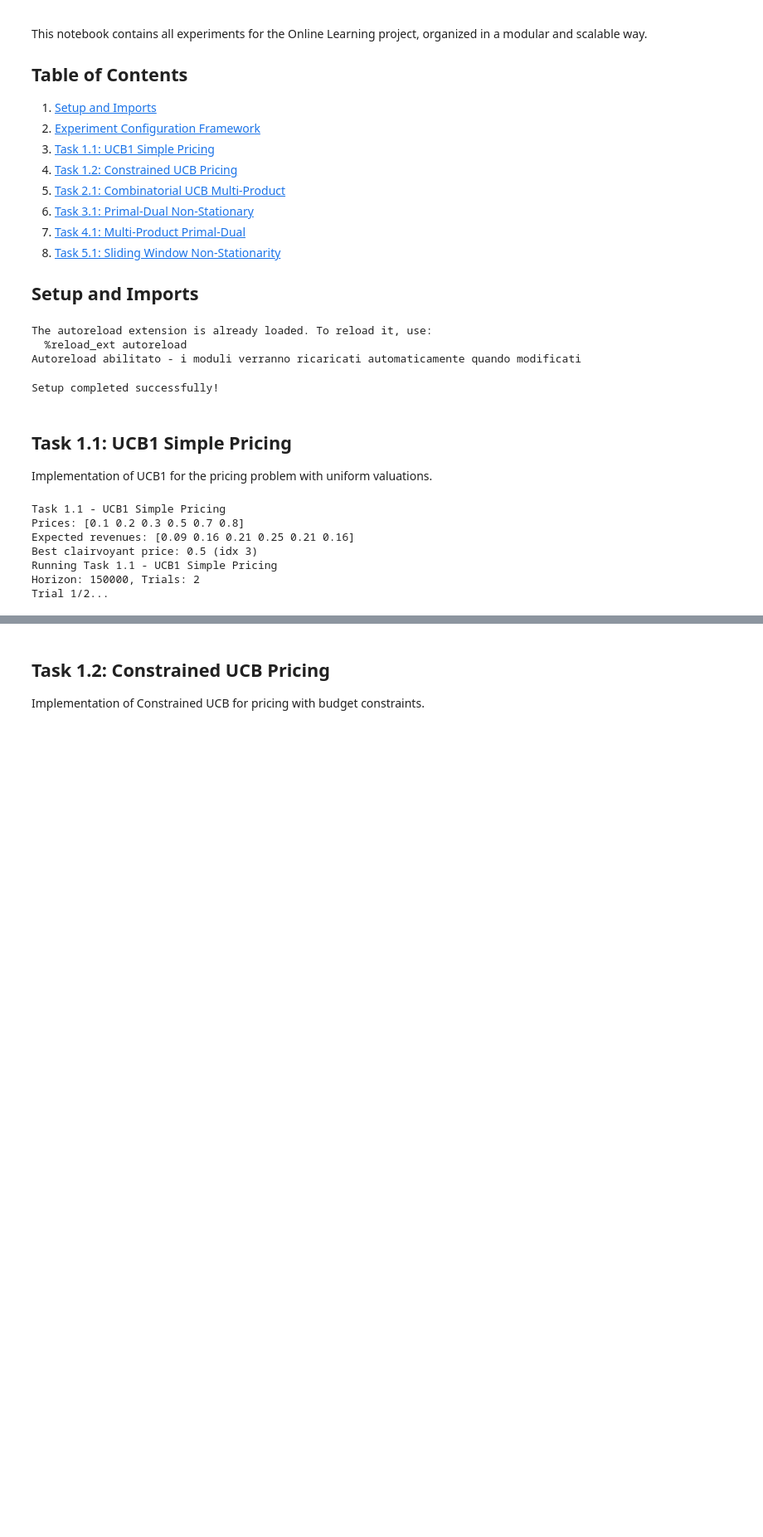
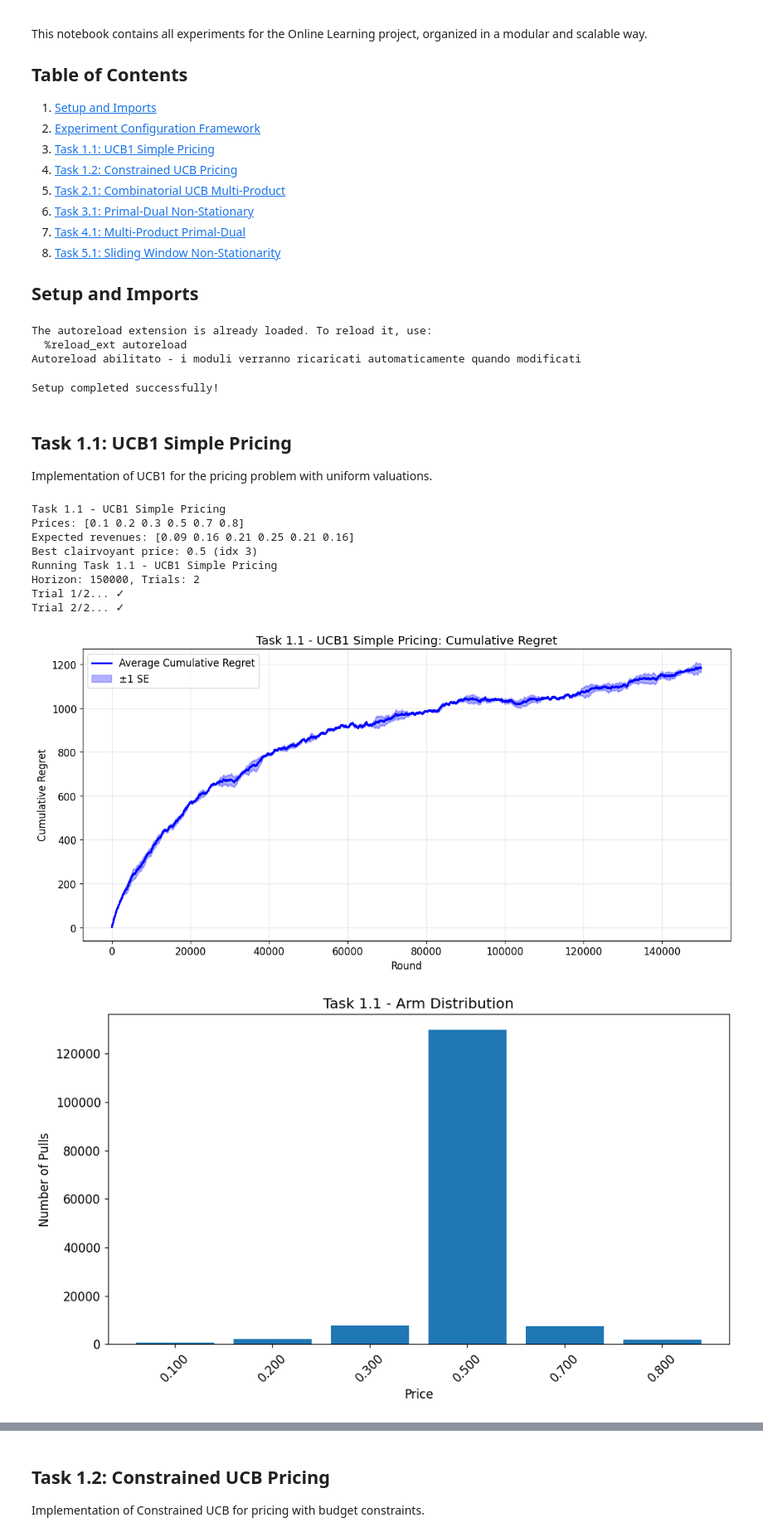
Before and after one commit to aceci0127/Online-Learning-Application-Group-Project, a Jupyter notebook: notebook.ipynb, the cells around one changed output, grey strips where cells are left out. Shown at 83% size. Cells and saved outputs as stored; diff of their text form; code cells hidden in the pictures; blank space fills up the shorter version.

```diff
--- a/notebook.ipynb
+++ b/notebook.ipynb
@@ -74,47 +74,50 @@ class Task1_1_Runner(StandardExperimentRunner):
     def extract_metrics(self, result) -> tuple[float, float]:
         return float(result), 1.0
 
-prices = create_simple_prices()
+price_grid = create_simple_prices()
 config = ExperimentConfig(
     task_name="Task 1.1 - UCB1 Simple Pricing",
     horizon=150_000,
     n_trials=2,
     seed=18,
-    prices=prices
+    prices=price_grid
 )
 
 print(f"Task 1.1 - UCB1 Simple Pricing")
-print(f"Prices: {prices}")
+print(f"Prices: {price_grid}")
 
-expected_revenues = prices * (1 - prices)
+expected_revenues = price_grid * (1 - price_grid)
 best_idx = np.argmax(expected_revenues)
-best_price = prices[best_idx]
+best_price = price_grid[best_idx]
 
 print(f"Expected revenues: {np.round(expected_revenues, 6)}")
 print(f"Best clairvoyant price: {best_price} (idx {best_idx})")
 
 # Run experiment
 runner = Task1_1_Runner(config)
 result: ExperimentResult = runner.run_experiment()
 
 StandardPlotter.plot_experiment_results(result, show_units=False)
 
-StandardPlotter.plot_arm_distribution(result.final_agents[0], prices, "Task 1.1 - Arm Distribution")
+StandardPlotter.plot_arm_distribution(result.final_agents[0], price_grid, "Task 1.1 - Arm Distribution")
 
 analysis = StandardAnalyzer.analyze_results(result)
 StandardAnalyzer.print_analysis(result, analysis)
 
 print(f"\nDetailed Results:")
 print(f"Expected revenues: {np.round(expected_revenues, 4)}")
 print(f"Empirical average rewards: {np.round(result.final_agents[0].average_rewards, 4)}")
 
 # Store result for later comparison
 task1_1_result = result
 # %% [output]
 Task 1.1 - UCB1 Simple Pricing
 Prices: [0.1 0.2 0.3 0.5 0.7 0.8]
 Expected revenues: [0.09 0.16 0.21 0.25 0.21 0.16]
 Best clairvoyant price: 0.5 (idx 3)
 Running Task 1.1 - UCB1 Simple Pricing
 Horizon: 150000, Trials: 2
-Trial 1/2...
+Trial 1/2... ✓
+Trial 2/2... ✓
+[figure, added]
+[figure, added]
```
Also changed, not shown: parts of 7 cells of this notebook, 3 other files.
